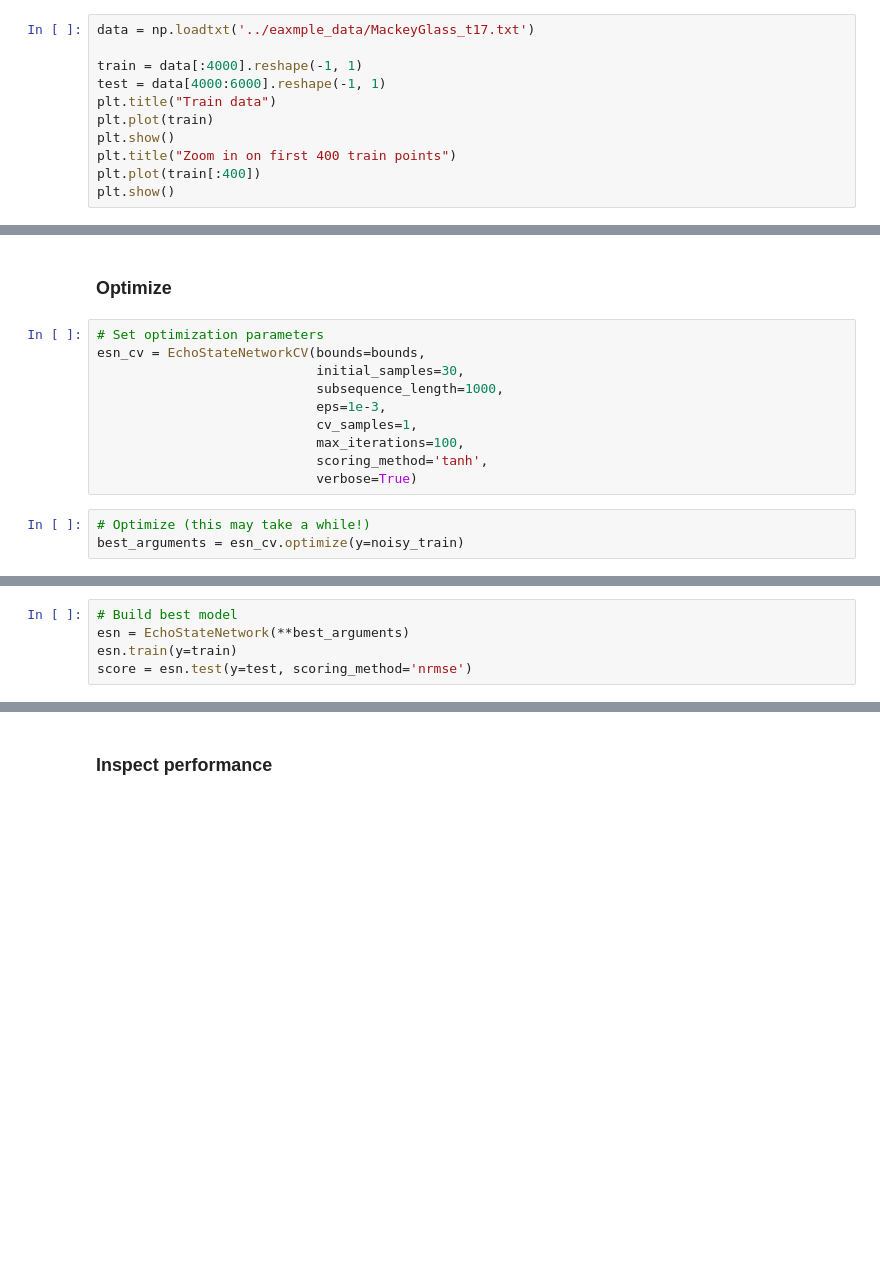
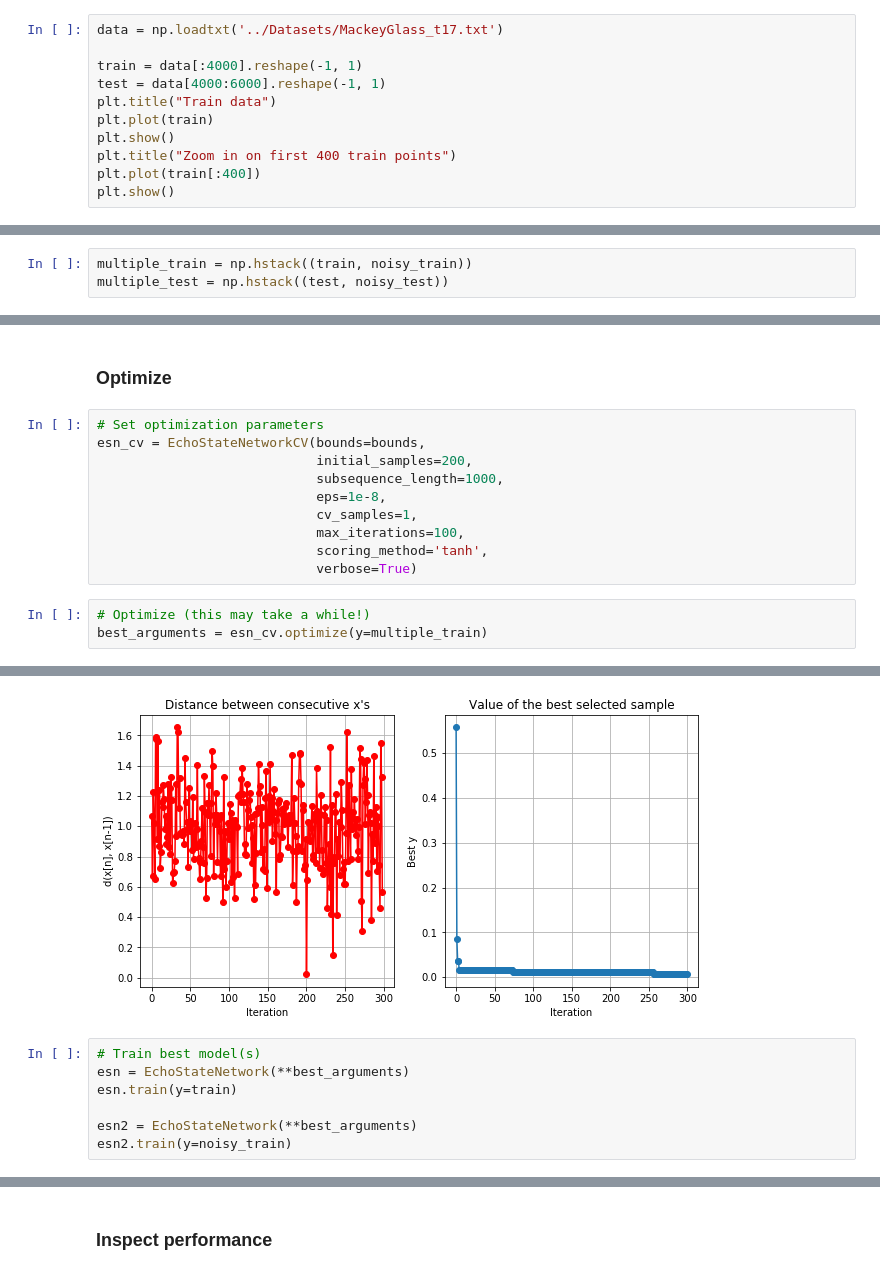
Before and after one commit to 1Reinier/Reservoir, a Jupyter notebook: Example.ipynb, the cells around one changed output, grey strips where cells are left out. Cells and saved outputs as stored; diff of their text form; blank space fills up the shorter version.

```diff
--- a/Example.ipynb
+++ b/Example.ipynb
@@ -6,7 +6,7 @@ import matplotlib.pyplot as plt
 # %% [markdown]
 ### Load sample data
 # %%
-data = np.loadtxt('../eaxmple_data/MackeyGlass_t17.txt')
+data = np.loadtxt('../Datasets/MackeyGlass_t17.txt')
 
 train = data[:4000].reshape(-1, 1)
 test = data[4000:6000].reshape(-1, 1)
@@ -37,3 +39,6 @@ Standard deviation of noise is: 0.108095284028
+# %%
+multiple_train = np.hstack((train, noisy_train))
+multiple_test = np.hstack((test, noisy_test))
 # %% [markdown]
 ### Set bounds
 # %%
@@ -51,13 +56,14 @@ bounds = [
 # %%
 # Set optimization parameters
 esn_cv = EchoStateNetworkCV(bounds=bounds,
-                            initial_samples=30,
+                            initial_samples=200,
                             subsequence_length=1000,
-                            eps=1e-3,
+                            eps=1e-8,
                             cv_samples=1,
                             max_iterations=100,
                             scoring_method='tanh',
                             verbose=True)
 # %%
 # Optimize (this may take a while!)
-best_arguments = esn_cv.optimize(y=noisy_train)
+best_arguments = esn_cv.optimize(y=multiple_train)
+# %% [output]
@@ -64,5 +87,8 @@ best_arguments = esn_cv.optimize(y=noisy_train)
+[figure, added]
 # %%
-# Build best model
+# Train best model(s)
 esn = EchoStateNetwork(**best_arguments)
 esn.train(y=train)
-score = esn.test(y=test, scoring_method='nrmse')
+
+esn2 = EchoStateNetwork(**best_arguments)
+esn2.train(y=noisy_train)
```
Also changed, not shown: parts of 5 cells of this notebook, 1 other file.
